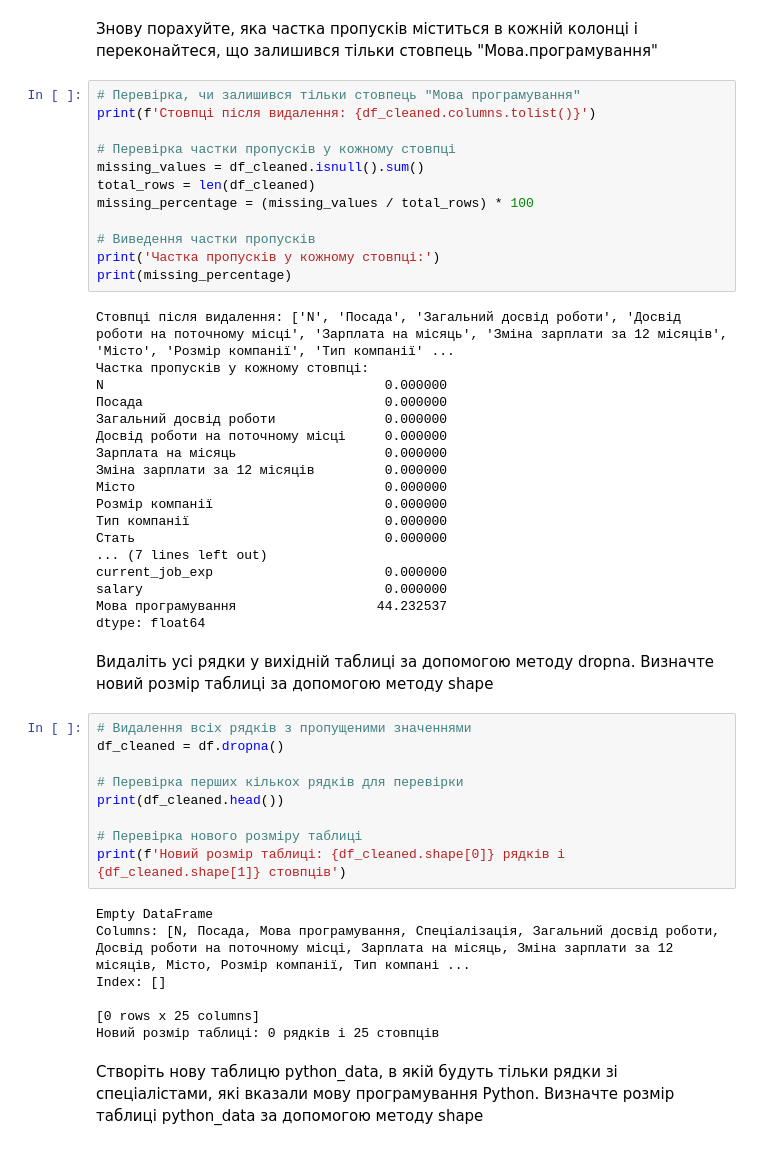
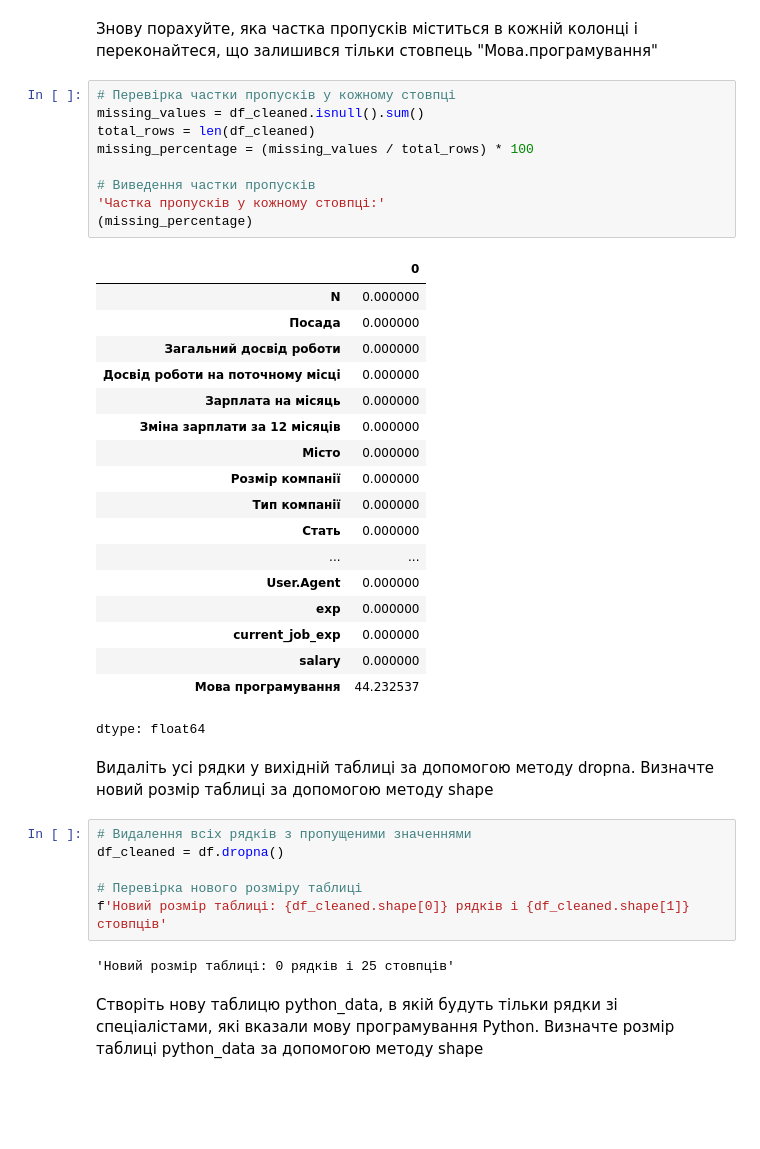
Before and after one commit to OlhaYastrebova/goit-ds-hw, a Jupyter notebook: Hw5_2.ipynb, the cells around one changed output. Cells and saved outputs as stored; diff of their text form; blank space fills up the shorter version.

```diff
--- a/Hw5_2.ipynb
+++ b/Hw5_2.ipynb
@@ -120,34 +119,32 @@ print(f'Новий розмір таблиці: {df_cleaned.shape[0]} рядкі
 # %% [markdown]
 Знову порахуйте, яка частка пропусків міститься в кожній колонці і переконайтеся, що залишився тільки стовпець "Мова.програмування"
 # %%
-# Перевірка, чи залишився тільки стовпець "Мова програмування"
-print(f'Стовпці після видалення: {df_cleaned.columns.tolist()}')
-
 # Перевірка частки пропусків у кожному стовпці
 missing_values = df_cleaned.isnull().sum()
 total_rows = len(df_cleaned)
 missing_percentage = (missing_values / total_rows) * 100
 
 # Виведення частки пропусків
-print('Частка пропусків у кожному стовпці:')
-print(missing_percentage)
+'Частка пропусків у кожному стовпці:'
+(missing_percentage)
 # %% [output]
+|  | 0 |
+| N | 0.000000 |
+| Посада | 0.000000 |
+| Загальний досвід роботи | 0.000000 |
+| Досвід роботи на поточному місці | 0.000000 |
+| Зарплата на місяць | 0.000000 |
+| Зміна зарплати за 12 місяців | 0.000000 |
+| Місто | 0.000000 |
+| Розмір компанії | 0.000000 |
+| Тип компанії | 0.000000 |
+| Стать | 0.000000 |
+| ... | ... |
+| User.Agent | 0.000000 |
+| exp | 0.000000 |
+| current_job_exp | 0.000000 |
+| salary | 0.000000 |
+| Мова програмування | 44.232537 |
-Стовпці після видалення: ['N', 'Посада', 'Загальний досвід роботи', 'Досвід роботи на поточному місці', 'Зарплата на місяць', 'Зміна зарплати за 12 місяців', 'Місто', 'Розмір компанії', 'Тип компанії' ...
-Частка пропусків у кожному стовпці:
-N                                    0.000000
-Посада                               0.000000
-Загальний досвід роботи              0.000000
-Досвід роботи на поточному місці     0.000000
-Зарплата на місяць                   0.000000
-Зміна зарплати за 12 місяців         0.000000
-Місто                                0.000000
-Розмір компанії                      0.000000
-Тип компанії                         0.000000
-Стать                                0.000000
-... (7 lines left out)
-current_job_exp                      0.000000
-salary                               0.000000
-Мова програмування                  44.232537
 dtype: float64
 # %% [markdown]
 Видаліть усі рядки у вихідній таблиці за допомогою методу dropna.
@@ -156,18 +153,10 @@ dtype: float64
 # Видалення всіх рядків з пропущеними значеннями
 df_cleaned = df.dropna()
 
-# Перевірка перших кількох рядків для перевірки
-print(df_cleaned.head())
-
 # Перевірка нового розміру таблиці
-print(f'Новий розмір таблиці: {df_cleaned.shape[0]} рядків і {df_cleaned.shape[1]} стовпців')
+f'Новий розмір таблиці: {df_cleaned.shape[0]} рядків і {df_cleaned.shape[1]} стовпців'
 # %% [output]
-Empty DataFrame
-Columns: [N, Посада, Мова програмування, Спеціалізація, Загальний досвід роботи, Досвід роботи на поточному місці, Зарплата на місяць, Зміна зарплати за 12 місяців, Місто, Розмір компанії, Тип компані ...
-Index: []
-
-[0 rows x 25 columns]
-Новий розмір таблиці: 0 рядків і 25 стовпців
+'Новий розмір таблиці: 0 рядків і 25 стовпців'
 # %% [markdown]
 Створіть нову таблицю python_data, в якій будуть тільки рядки зі спеціалістами, які вказали мову програмування Python.
 Визначте розмір таблиці python_data за допомогою методу shape
```
Also changed, not shown: parts of 9 cells of this notebook.
